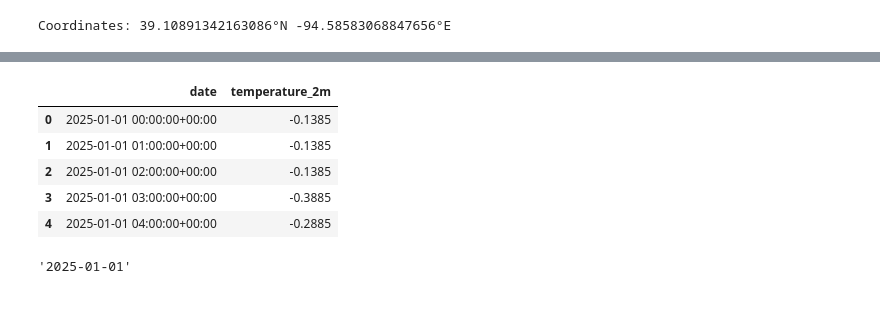
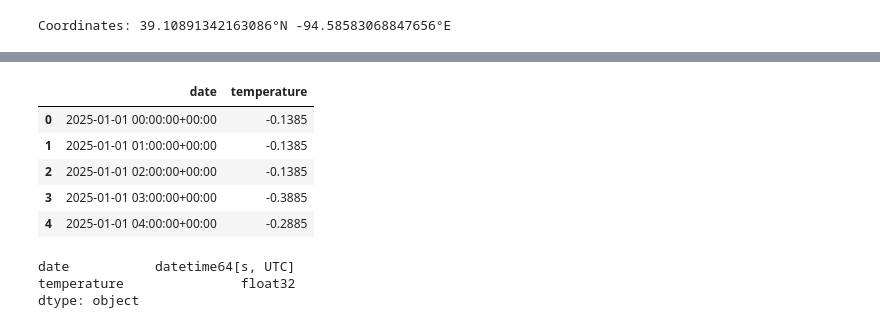
Before and after one commit to maxwellgriffith345/LoadForecast, a Jupyter notebook: notebooks/Extract.ipynb, the cells around one changed output, grey strips where cells are left out. Cells and saved outputs as stored; diff of their text form; code cells hidden in the pictures.

```diff
--- a/notebooks/Extract.ipynb
+++ b/notebooks/Extract.ipynb
@@ -293,13 +293,13 @@ hourly_data = {
                 '2025-01-02 22:00:00+00:00', '2025-01-02 23:00:00+00:00'],
                dtype='datetime64[s, UTC]', freq='h')}
 # %%
-hourly_data["temperature_2m"] = hourly_temperature_2m
+hourly_data["temperature"] = hourly_temperature_2m
 # %%
-hourly_dataframe = pd.DataFrame(data = hourly_data)
+hourly_df = pd.DataFrame(data = hourly_data)
 # %%
-hourly_dataframe.head()
+hourly_df.head()
 # %% [output]
-|  | date | temperature_2m |
+|  | date | temperature |
 | 0 | 2025-01-01 00:00:00+00:00 | -0.1385 |
 | 1 | 2025-01-01 01:00:00+00:00 | -0.1385 |
 | 2 | 2025-01-01 02:00:00+00:00 | -0.1385 |
@@ -310,4 +308,6 @@ start_date = datetime(2025, 1, 1)
-# %%
-start_date.strftime("%Y-%m-%d")
-# %% [output]
-'2025-01-01'
+# %%
+hourly_df.dtypes
+# %% [output]
+date           datetime64[s, UTC]
+temperature               float32
+dtype: object
```
Also changed, not shown: parts of 3 cells of this notebook, 1 other file.
